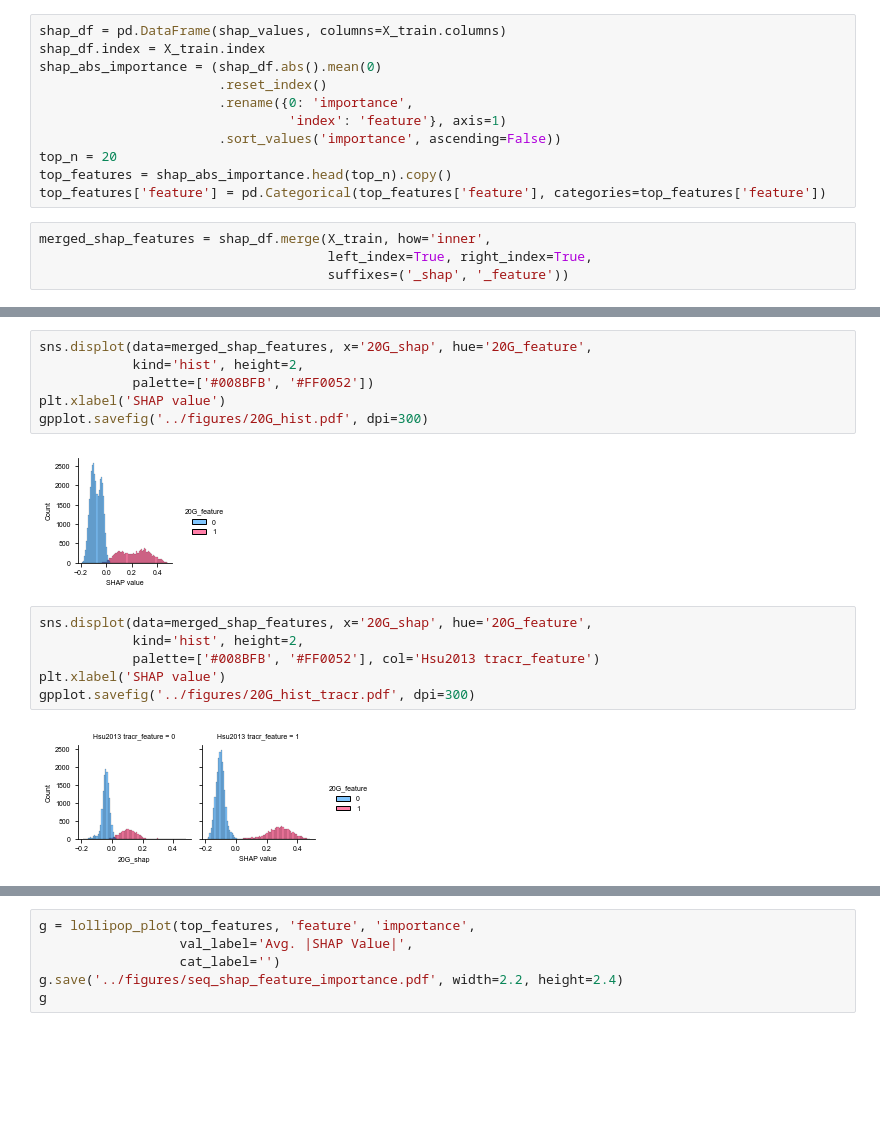
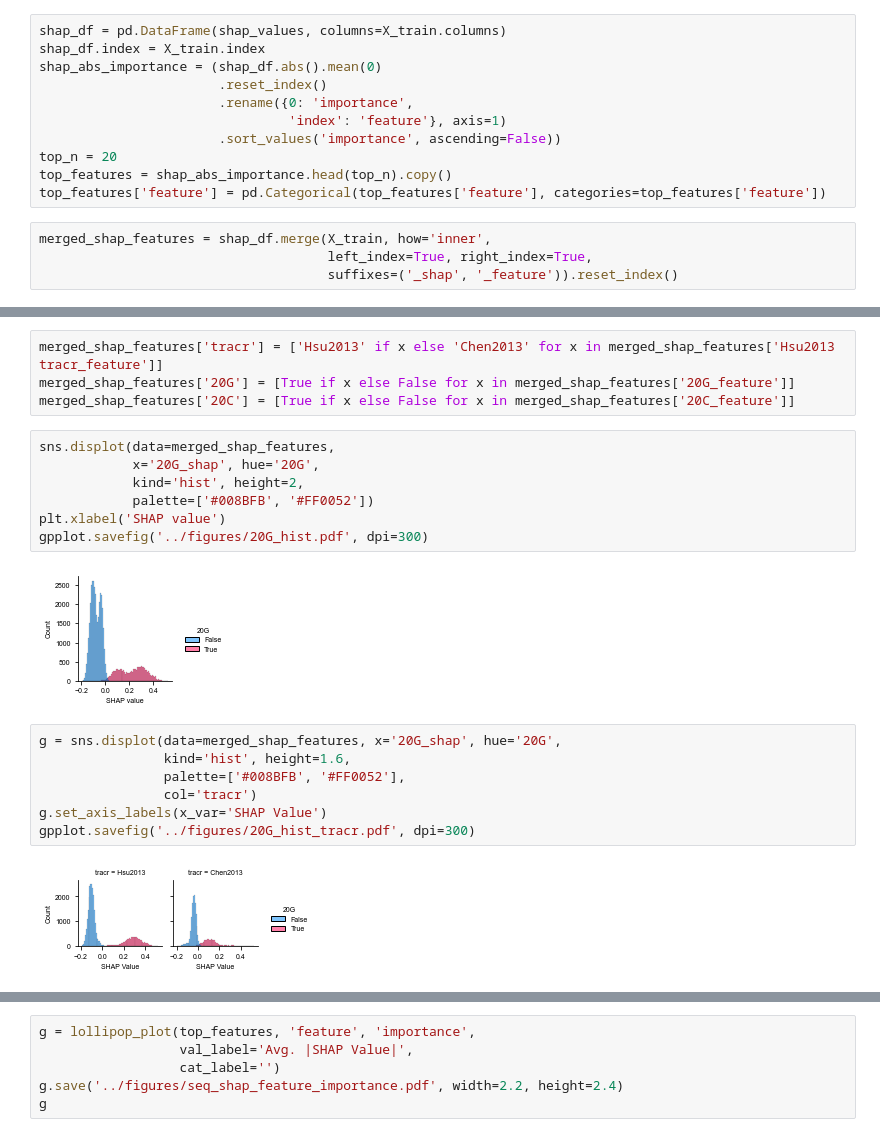
Before and after one commit to gpp-rnd/rs_dev, a Jupyter notebook: code/06_train_seq_model.ipynb, the cells around one changed output, grey strips where cells are left out. Cells and saved outputs as stored; diff of their text form; blank space fills up the shorter version.

```diff
--- a/code/06_train_seq_model.ipynb
+++ b/code/06_train_seq_model.ipynb
@@ -266,4 +265,4 @@ top_features['feature'] = pd.Categorical(top_features['feature'], categories=top
 # %%
 merged_shap_features = shap_df.merge(X_train, how='inner',
                                      left_index=True, right_index=True,
-                                     suffixes=('_shap', '_feature'))
+                                     suffixes=('_shap', '_feature')).reset_index()
@@ -270,16 +278,22 @@ merged_shap_features = shap_df.merge(X_train, how='inner',
+# %%
+merged_shap_features['tracr'] = ['Hsu2013' if x else 'Chen2013' for x in merged_shap_features['Hsu2013 tracr_feature']]
+merged_shap_features['20G'] = [True if x else False for x in merged_shap_features['20G_feature']]
+merged_shap_features['20C'] = [True if x else False for x in merged_shap_features['20C_feature']]
 # %%
-sns.displot(data=merged_shap_features, x='20G_shap', hue='20G_feature',
+sns.displot(data=merged_shap_features,
+            x='20G_shap', hue='20G',
             kind='hist', height=2,
             palette=['#008BFB', '#FF0052'])
 plt.xlabel('SHAP value')
 gpplot.savefig('../figures/20G_hist.pdf', dpi=300)
 # %% [output]
-[figure, old version]
+[figure, new version]
 # %%
-sns.displot(data=merged_shap_features, x='20G_shap', hue='20G_feature',
-            kind='hist', height=2,
-            palette=['#008BFB', '#FF0052'], col='Hsu2013 tracr_feature')
-plt.xlabel('SHAP value')
+g = sns.displot(data=merged_shap_features, x='20G_shap', hue='20G',
+                kind='hist', height=1.6,
+                palette=['#008BFB', '#FF0052'],
+                col='tracr')
+g.set_axis_labels(x_var='SHAP Value')
 gpplot.savefig('../figures/20G_hist_tracr.pdf', dpi=300)
 # %% [output]
-[figure, old version]
+[figure, new version]
```
Also changed, not shown: parts of 10 cells of this notebook, 9 other files.
